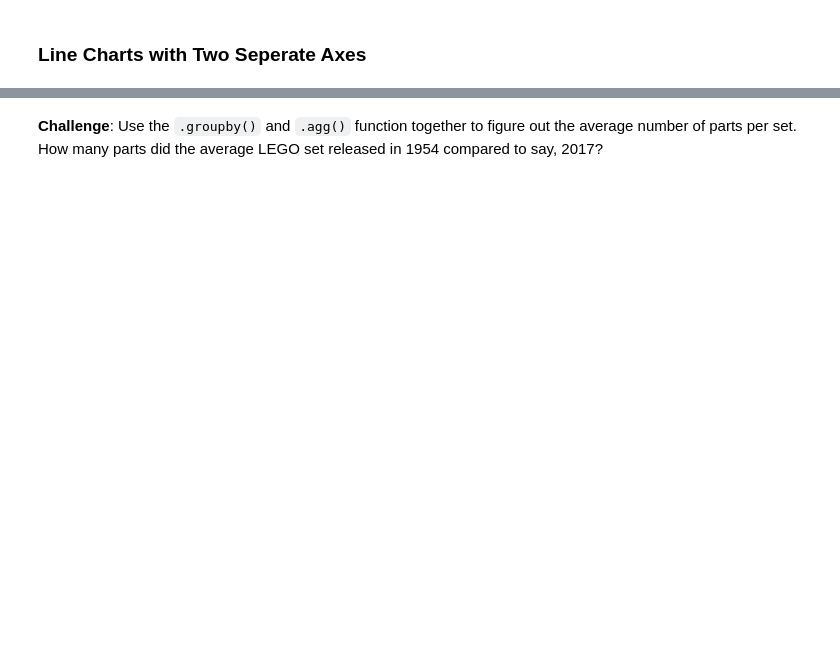
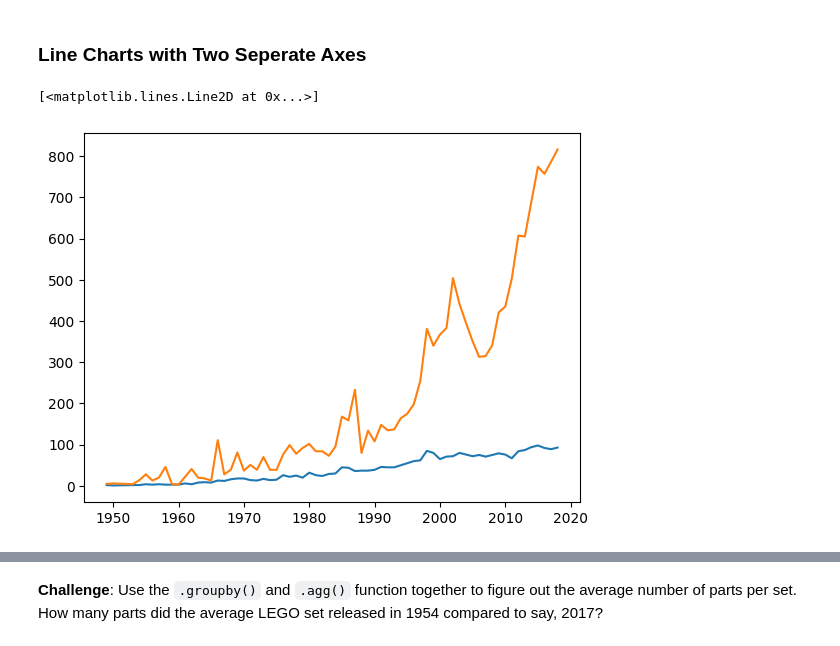
Before and after one commit to py-dev-nandini-12/workspace-Data-science-projects, a Jupyter notebook: Lego_Analysis_for_Course_(start).ipynb, the cells around one changed output, grey strips where cells are left out. Saved outputs shown, nothing was run; the diff lists cells and outputs as text; code cells hidden in the pictures; blank space fills up the shorter version.

```diff
--- a/Lego_Analysis_for_Course_(start).ipynb
+++ b/Lego_Analysis_for_Course_(start).ipynb
@@ -205,2 +219,8 @@ Let's work out the number of different themes shipped by year. This means we hav
 # %% [markdown]
 ### Line Charts with Two Seperate Axes
+# %%
+plt.plot(themes_by_year.index[:-3], themes_by_year.nr_themes[:-3])
+plt.plot(sets_by_year.index[:-3], sets_by_year.set_num[:-3])
+# %% [output]
+[<matplotlib.lines.Line2D at 0x...>]
+[figure, added]
```
Also changed, not shown: parts of 37 cells of this notebook.
